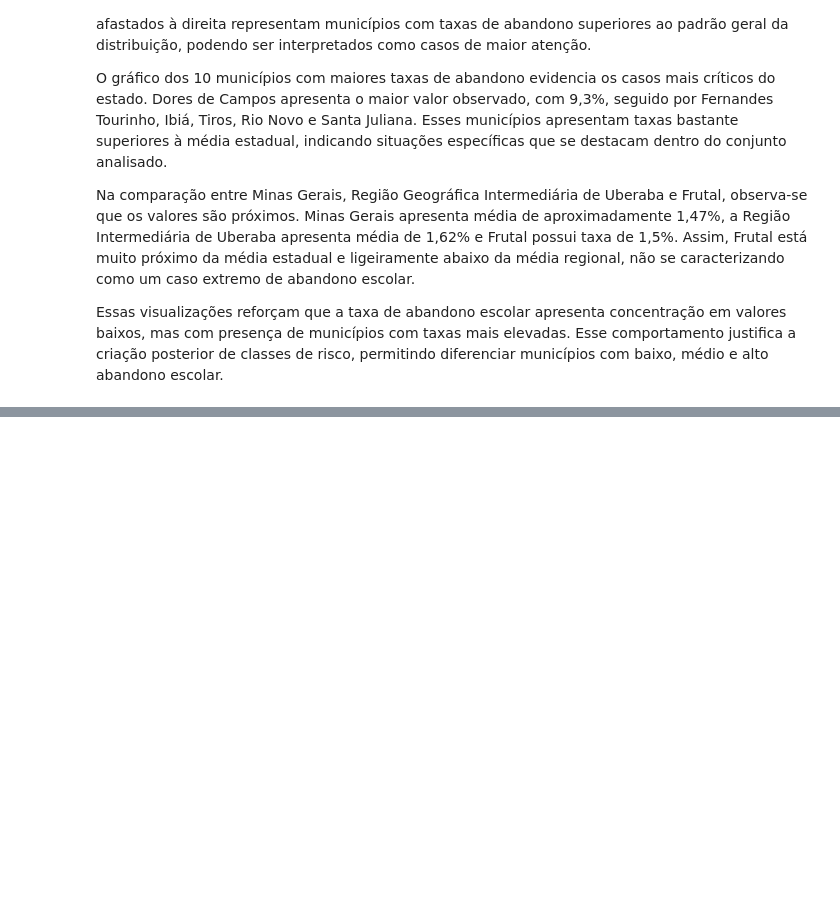
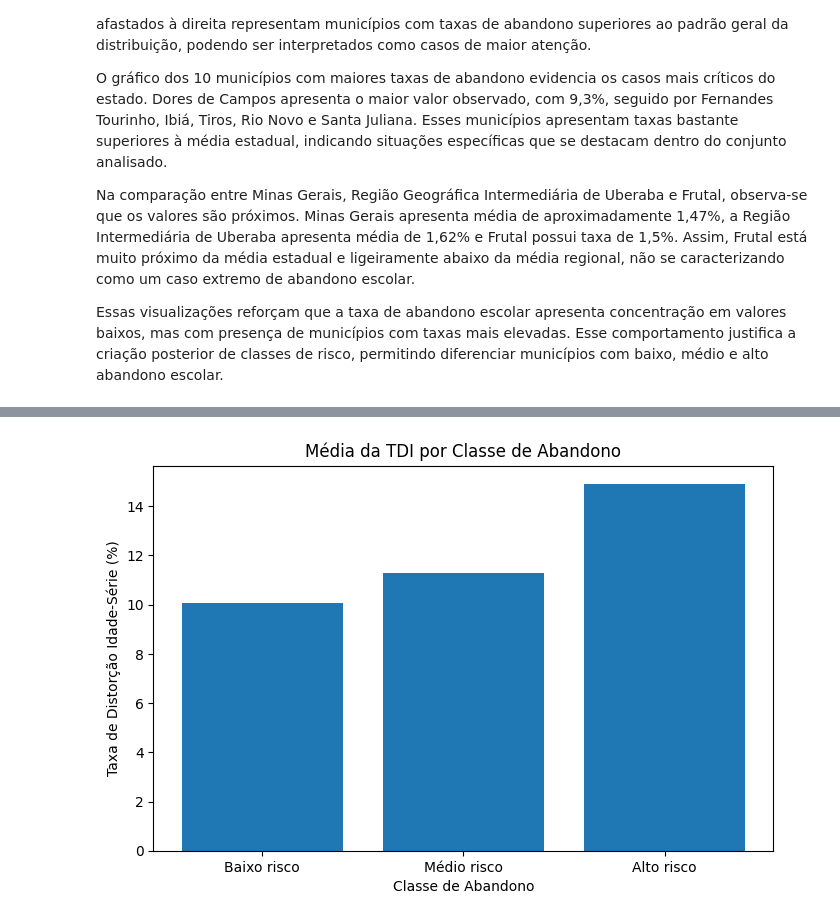
Before and after one commit to RaniellyPatricia/predicao-abandono-escolar-mg, a Jupyter notebook: notebooks/03_analise_exploratoria.ipynb, the cells around one changed output, grey strips where cells are left out. Drawn from its saved outputs; the diff is of its cells as text; code cells hidden in the pictures; blank space fills up the shorter version.

```diff
--- a/notebooks/03_analise_exploratoria.ipynb
+++ b/notebooks/03_analise_exploratoria.ipynb
@@ -576,0 +635,8 @@ Essas visualizações reforçam que a taxa de abandono escolar apresenta concent
+# %%
+q1 = df["TAXA_ABANDONO_ANOS_FINAIS"].quantile(0.25)
+q2 = df["TAXA_ABANDONO_ANOS_FINAIS"].quantile(0.50)
+q3 = df["TAXA_ABANDONO_ANOS_FINAIS"].quantile(0.75)
+
+print("Quartil 1:", q1)
+print("Mediana:", q2)
+print("Quartil 3:", q3)
@@ -576,0 +740,20 @@ Essas visualizações reforçam que a taxa de abandono escolar apresenta concent
+# %%
+indicadores_perfil = [
+    "MEDIA_INSE",
+    "TDI_ANOS_FINAIS",
+    "MEDIA_ALUNOS_TURMA_ANOS_FINAIS",
+    "PERC_ESCOLAS_BAIXA_REGULARIDADE_DOCENTE",
+    "PERC_ESCOLAS_MEDIA_BAIXA_REGULARIDADE_DOCENTE",
+    "PERC_ESCOLAS_MEDIA_ALTA_REGULARIDADE_DOCENTE",
+    "PERC_ESCOLAS_ALTA_REGULARIDADE_DOCENTE",
+    "TAXA_ABANDONO_ANOS_FINAIS"
+]
+
+perfil_classes = df.groupby("CLASSE_ABANDONO")[indicadores_perfil].mean()
+
+perfil_classes
+ordem_classes = ["Baixo risco", "Médio risco", "Alto risco"]
+
+perfil_classes = perfil_classes.loc[ordem_classes]
+
+perfil_classes.round(2)
@@ -576,0 +766,15 @@ Essas visualizações reforçam que a taxa de abandono escolar apresenta concent
+# %%
+plt.figure(figsize=(8, 5))
+
+plt.bar(
+    perfil_classes.index,
+    perfil_classes["TDI_ANOS_FINAIS"]
+)
+
+plt.title("Média da TDI por Classe de Abandono")
+plt.xlabel("Classe de Abandono")
+plt.ylabel("Taxa de Distorção Idade-Série (%)")
+
+plt.show()
+# %% [output]
+[figure, added]
```
Also changed, not shown: parts of 18 cells of this notebook.
